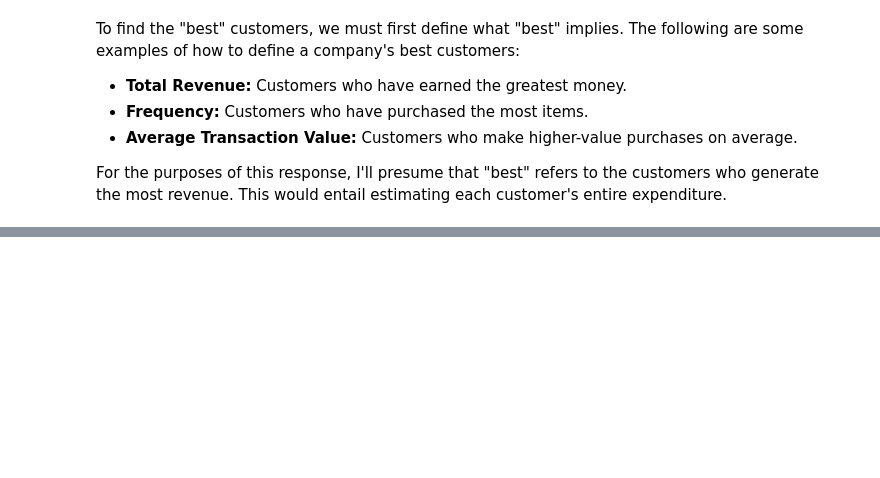
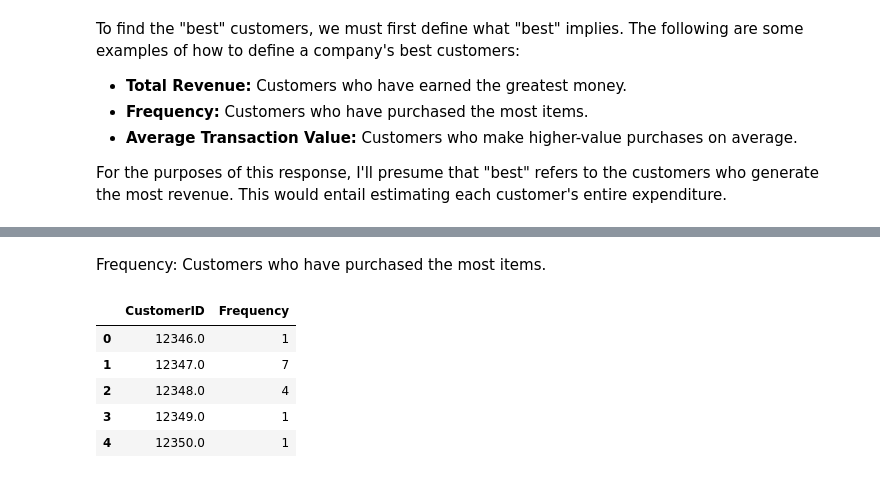
Before and after one commit to ajits-github/TimeSeries_CohortAndChurn_Analysis_With_OnlineRetailData, a Jupyter notebook: TimeSeries_CohortAndChurn_Analysis_With_OnlineRetailData.ipynb, the cells around one changed output, grey strips where cells are left out. Drawn from its saved outputs; the diff is of its cells as text; code cells hidden in the pictures; blank space fills up the shorter version.

```diff
--- a/TimeSeries_CohortAndChurn_Analysis_With_OnlineRetailData.ipynb
+++ b/TimeSeries_CohortAndChurn_Analysis_With_OnlineRetailData.ipynb
@@ -73,0 +101,19 @@ For the purposes of this response, I'll presume that "best" refers to the custom
+# %% [markdown]
+Frequency: Customers who have purchased the most items.
+# %%
+df_new1 = df[df['Quantity'] > 0]
+df_new1 = df_new1.dropna(subset=['CustomerID'])
+# df_new1.groupby('CustomerID')
+# df_new1 = df_new1.groupby('CustomerID').sum().reset_index()
+# df_new1.head()
+# df_new1['CustomerID'].value_counts()
+purchase_frequency = df_new1.groupby('CustomerID')['InvoiceNo'].nunique().reset_index()
+purchase_frequency.columns = ['CustomerID', 'Frequency']
+purchase_frequency.head()
+# %% [output]
+|  | CustomerID | Frequency |
+| 0 | 12346.0 | 1 |
+| 1 | 12347.0 | 7 |
+| 2 | 12348.0 | 4 |
+| 3 | 12349.0 | 1 |
+| 4 | 12350.0 | 1 |
```
Also changed, not shown: parts of 8 cells of this notebook.
